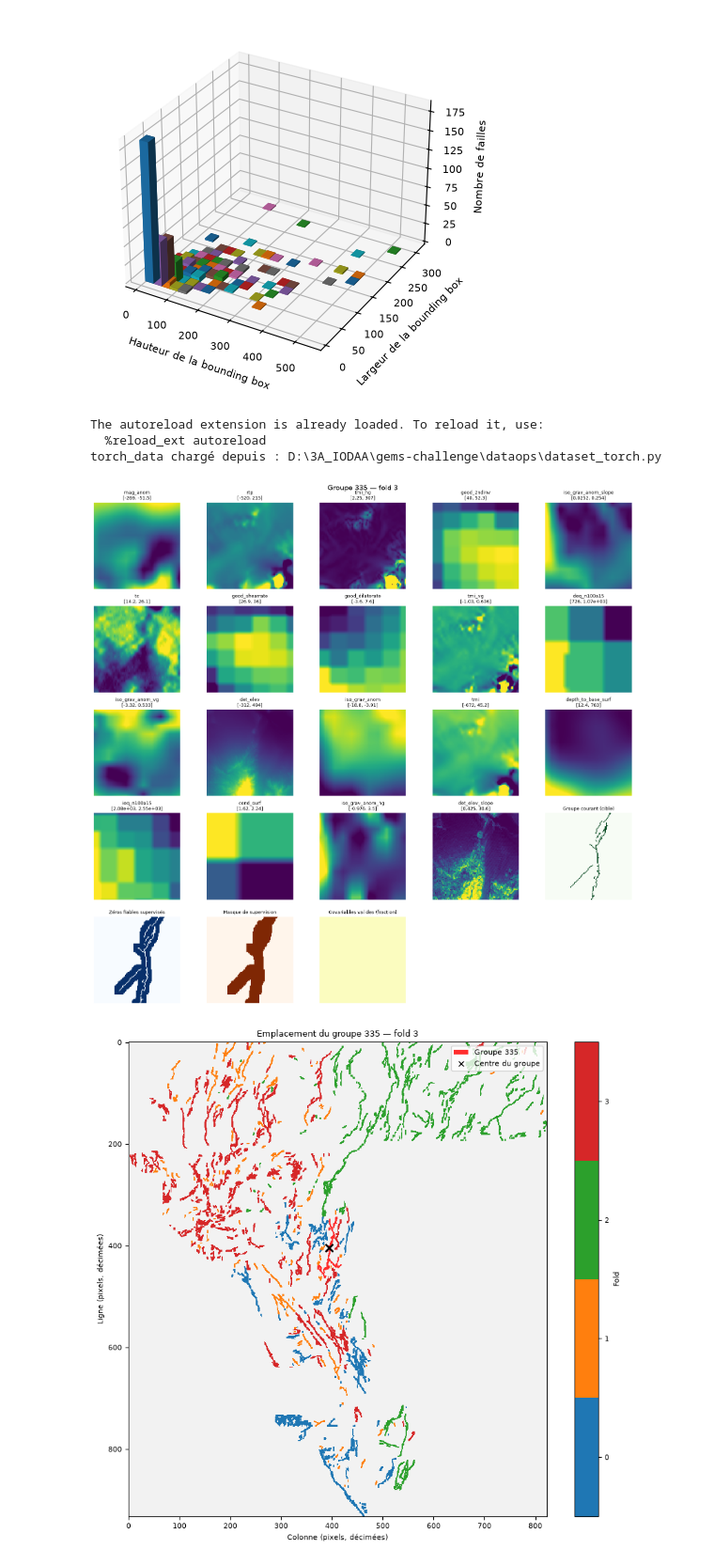
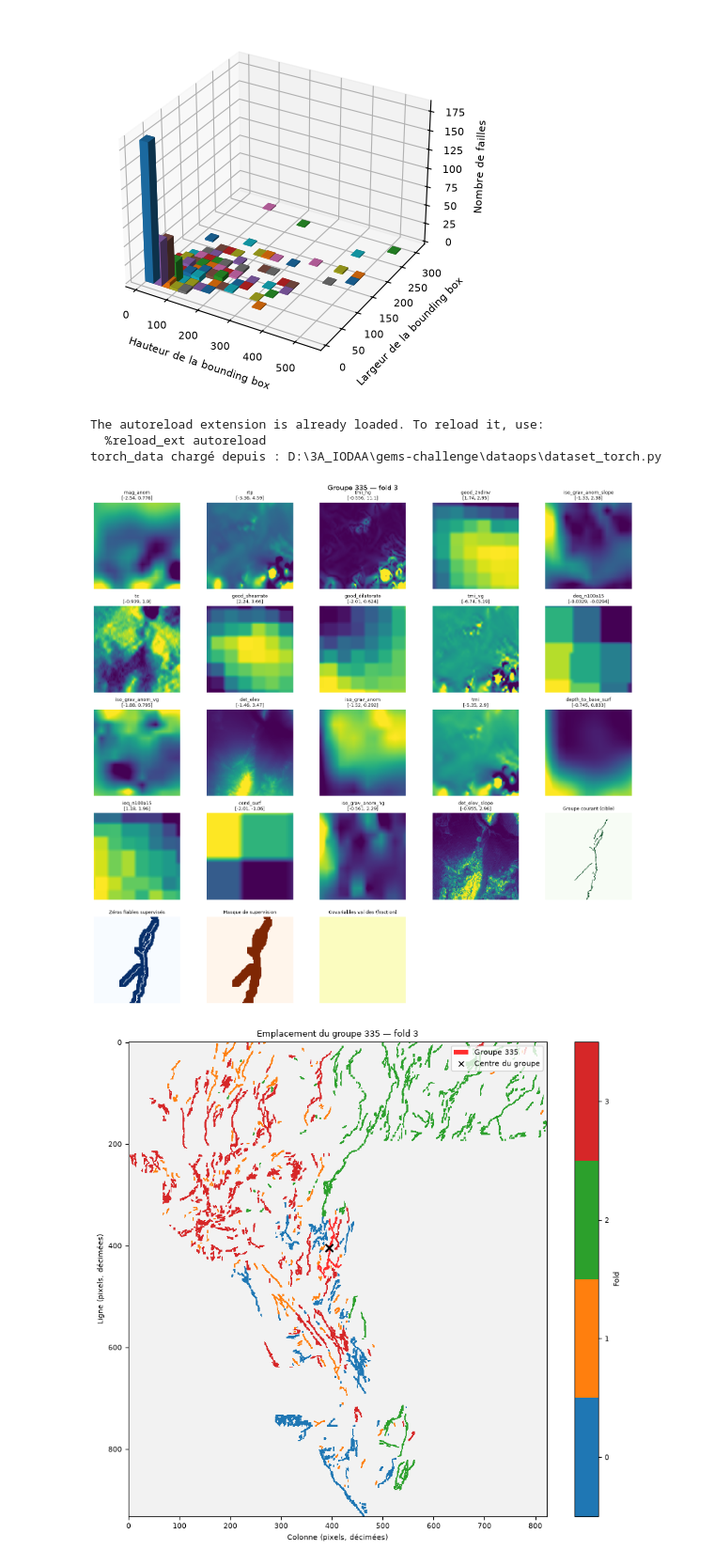
Before and after one commit to NicolasANNE/Faults-detection-IODAA, a Jupyter notebook: notebook/split.ipynb, the cells around one changed output. Shown at 94% size. Cells and saved outputs as stored; diff of their text form; code cells hidden in the pictures.

Commit message:
Ajout normalisation des covairable avec les paramètres calculés sur le train

```diff
--- a/notebook/split.ipynb
+++ b/notebook/split.ipynb
@@ -515,35 +515,38 @@ Wbb: mediane, 90 percentile, 99 percentile: 28.0, 95.0, 220.0800000000022
 import importlib
 from pathlib import Path
 import numpy as np
 from hydra.utils import instantiate
 import dataops.dataset_torch as torch_data
 torch_data = importlib.reload(torch_data)
 make_fault_dataloaders = torch_data.make_fault_dataloaders
-spatial_fold_splits = torch_data.spatial_fold_splits
+SpatialFoldSplit = torch_data.SpatialFoldSplit
 from src.torch_viz import plot_fault_overview, plot_fault_sample
 import matplotlib.pyplot as plt
 
 print("torch_data chargé depuis :", torch_data.__file__)
 
-
+split = SpatialFoldSplit(
+    train_folds=tuple(cfg.folds.train),
+    validation_fold=int(cfg.folds.validation),
+    test_fold=int(cfg.folds.test),
+)
 dataset = instantiate(
     cfg.dataset,
     features=X,
     raw_labels=Y_RAW,
     transform=tuple(src_x.transform),
 )
 Y_blocks = dataset.Y_blocks
 fold_map_consensus = dataset.fold_map_consensus
-split = spatial_fold_splits(test_fold=3)[0]
 loaders = make_fault_dataloaders(dataset, split, batch_size=16, seed=int(cfg.seed))
 
 sample_fig, _ = plot_fault_sample(dataset, index=334, band_names=BAND_NAMES)
 overview_fig, _ = plot_fault_overview(dataset, index=334, stride=4)
 
 plt.show()
 # %% [output]
 The autoreload extension is already loaded. To reload it, use:
   %reload_ext autoreload
 torch_data chargé depuis : D:\3A_IODAA\gems-challenge\dataops\dataset_torch.py
-[figure, old version]
+[figure, new version]
 [figure]
```
Also changed, not shown: 3 other files.
